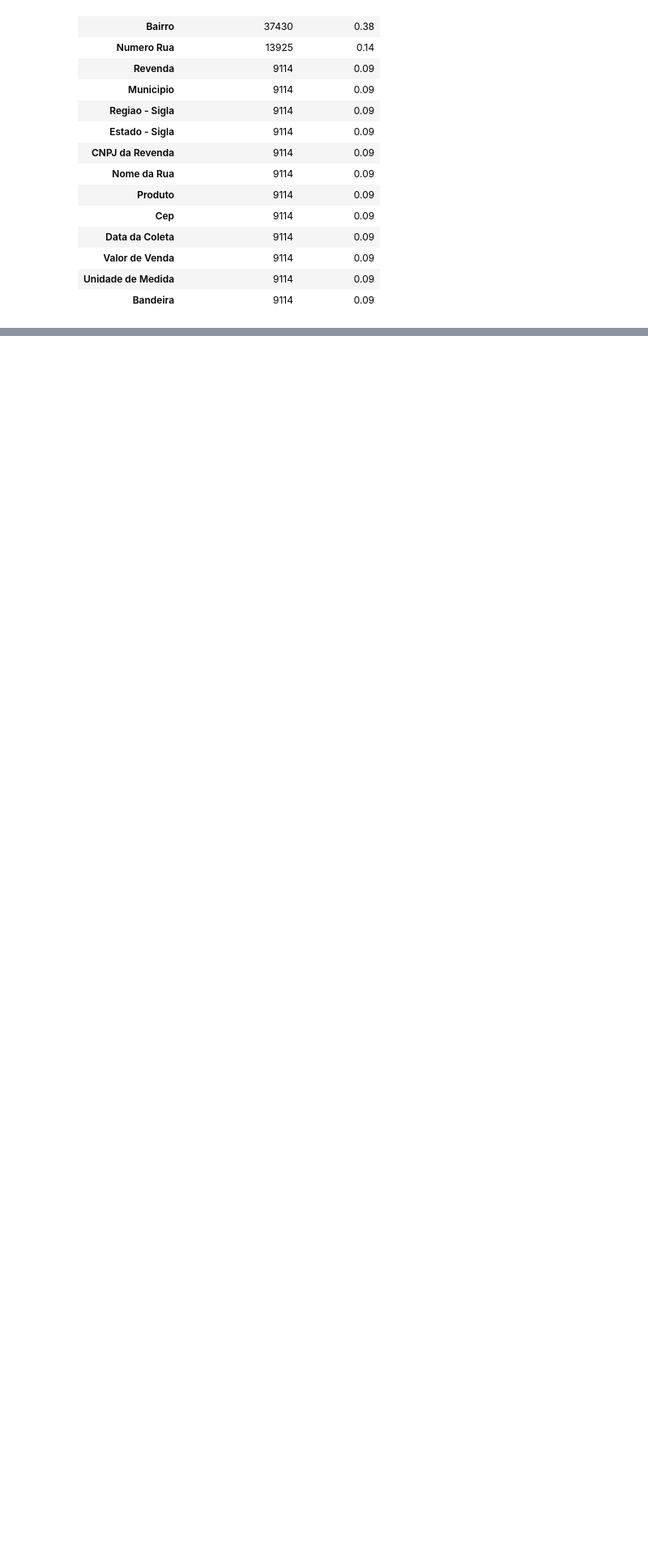
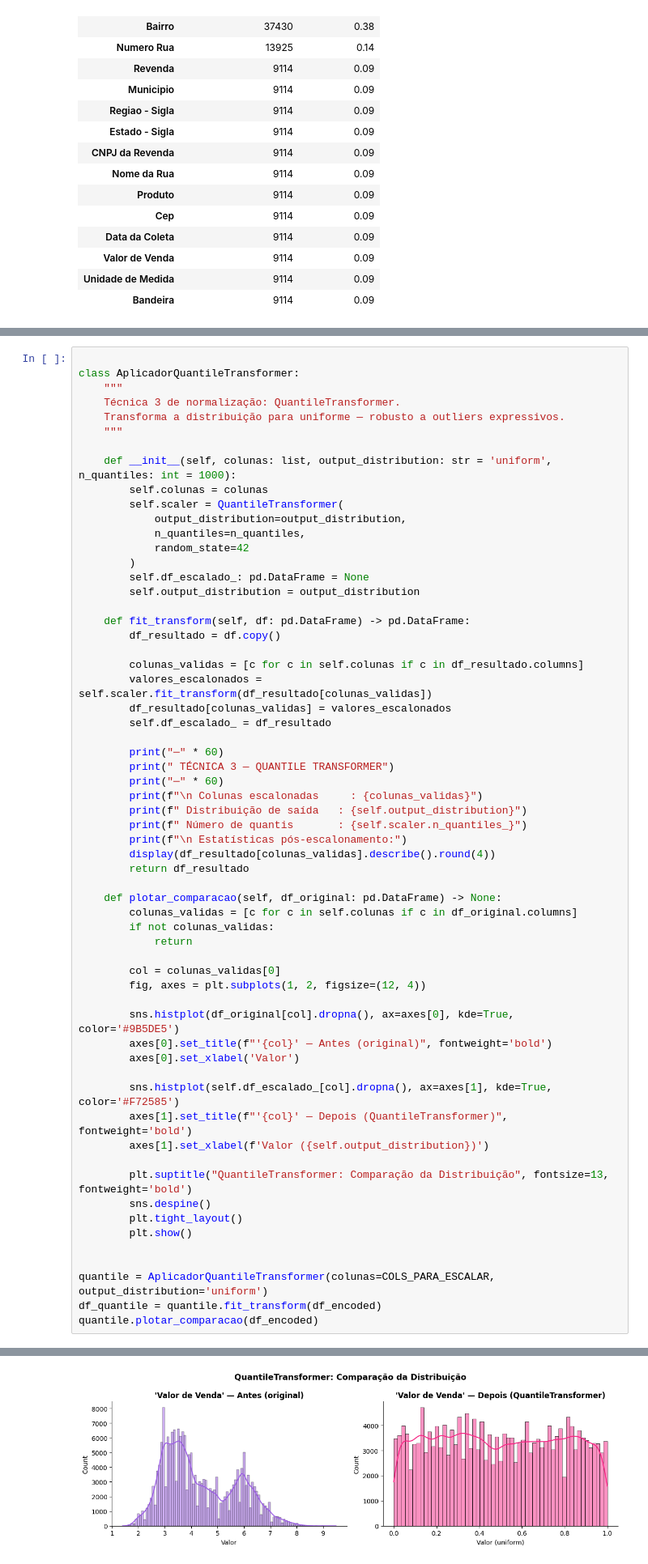
Before and after one commit to LucasCabra7/precos-combustiveis-brasil-2015-2025, a Jupyter notebook: Grupo_4_Análise_Exploratória_e_Modelagem_Preditiva_dos_Preços_de_Combustíveis_no_Brasil_(2015–2025).ipynb, the cells around one changed output, grey strips where cells are left out. Shown at 81% size. Cells and saved outputs as stored; diff of their text form; blank space fills up the shorter version.

```diff
--- a/Grupo_4_Análise_Exploratória_e_Modelagem_Preditiva_dos_Preços_de_Combustíveis_no_Brasil_(2015–2025).ipynb
+++ b/Grupo_4_Análise_Exploratória_e_Modelagem_Preditiva_dos_Preços_de_Combustíveis_no_Brasil_(2015–2025).ipynb
@@ -2199,0 +2768,62 @@ Essas análises são fundamentais para orientar as próximas etapas do projeto,
+# %%
+
+class AplicadorQuantileTransformer:
+    """
+    Técnica 3 de normalização: QuantileTransformer.
+    Transforma a distribuição para uniforme — robusto a outliers expressivos.
+    """
+
+    def __init__(self, colunas: list, output_distribution: str = 'uniform', n_quantiles: int = 1000):
+        self.colunas = colunas
+        self.scaler = QuantileTransformer(
+            output_distribution=output_distribution,
+            n_quantiles=n_quantiles,
+            random_state=42
+        )
+        self.df_escalado_: pd.DataFrame = None
+        self.output_distribution = output_distribution
+
+    def fit_transform(self, df: pd.DataFrame) -> pd.DataFrame:
+        df_resultado = df.copy()
+
+        colunas_validas = [c for c in self.colunas if c in df_resultado.columns]
+        valores_escalonados = self.scaler.fit_transform(df_resultado[colunas_validas])
+        df_resultado[colunas_validas] = valores_escalonados
+        self.df_escalado_ = df_resultado
+
+        print("─" * 60)
+        print(" TÉCNICA 3 — QUANTILE TRANSFORMER")
+        print("─" * 60)
+        print(f"\n Colunas escalonadas     : {colunas_validas}")
+        print(f" Distribuição de saída   : {self.output_distribution}")
+        print(f" Número de quantis       : {self.scaler.n_quantiles_}")
+        print(f"\n Estatísticas pós-escalonamento:")
+        display(df_resultado[colunas_validas].describe().round(4))
+        return df_resultado
+
+    def plotar_comparacao(self, df_original: pd.DataFrame) -> None:
+        colunas_validas = [c for c in self.colunas if c in df_original.columns]
+        if not colunas_validas:
+            return
+
+        col = colunas_validas[0]
+        fig, axes = plt.subplots(1, 2, figsize=(12, 4))
+
+        sns.histplot(df_original[col].dropna(), ax=axes[0], kde=True, color='#9B5DE5')
+        axes[0].set_title(f"'{col}' — Antes (original)", fontweight='bold')
+        axes[0].set_xlabel('Valor')
+
+        sns.histplot(self.df_escalado_[col].dropna(), ax=axes[1], kde=True, color='#F72585')
+        axes[1].set_title(f"'{col}' — Depois (QuantileTransformer)", fontweight='bold')
+        axes[1].set_xlabel(f'Valor ({self.output_distribution})')
+
+        plt.suptitle("QuantileTransformer: Comparação da Distribuição", fontsize=13, fontweight='bold')
+        sns.despine()
+        plt.tight_layout()
+        plt.show()
+
+
+quantile = AplicadorQuantileTransformer(colunas=COLS_PARA_ESCALAR, output_distribution='uniform')
+df_quantile = quantile.fit_transform(df_encoded)
+quantile.plotar_comparacao(df_encoded)
+# %% [output]
@@ -2199,0 +2848 @@ Essas análises são fundamentais para orientar as próximas etapas do projeto,
+[figure, added]
```
Also changed, not shown: parts of 41 cells of this notebook.
